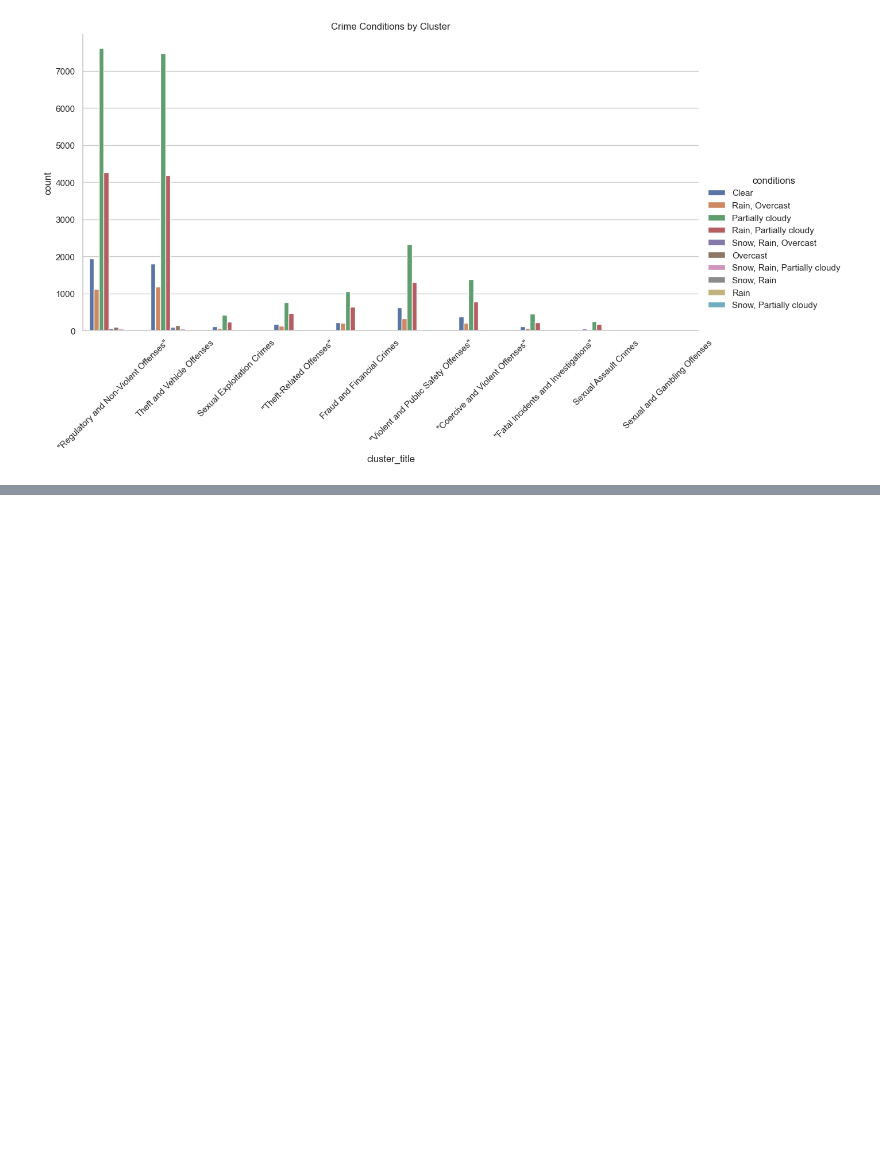
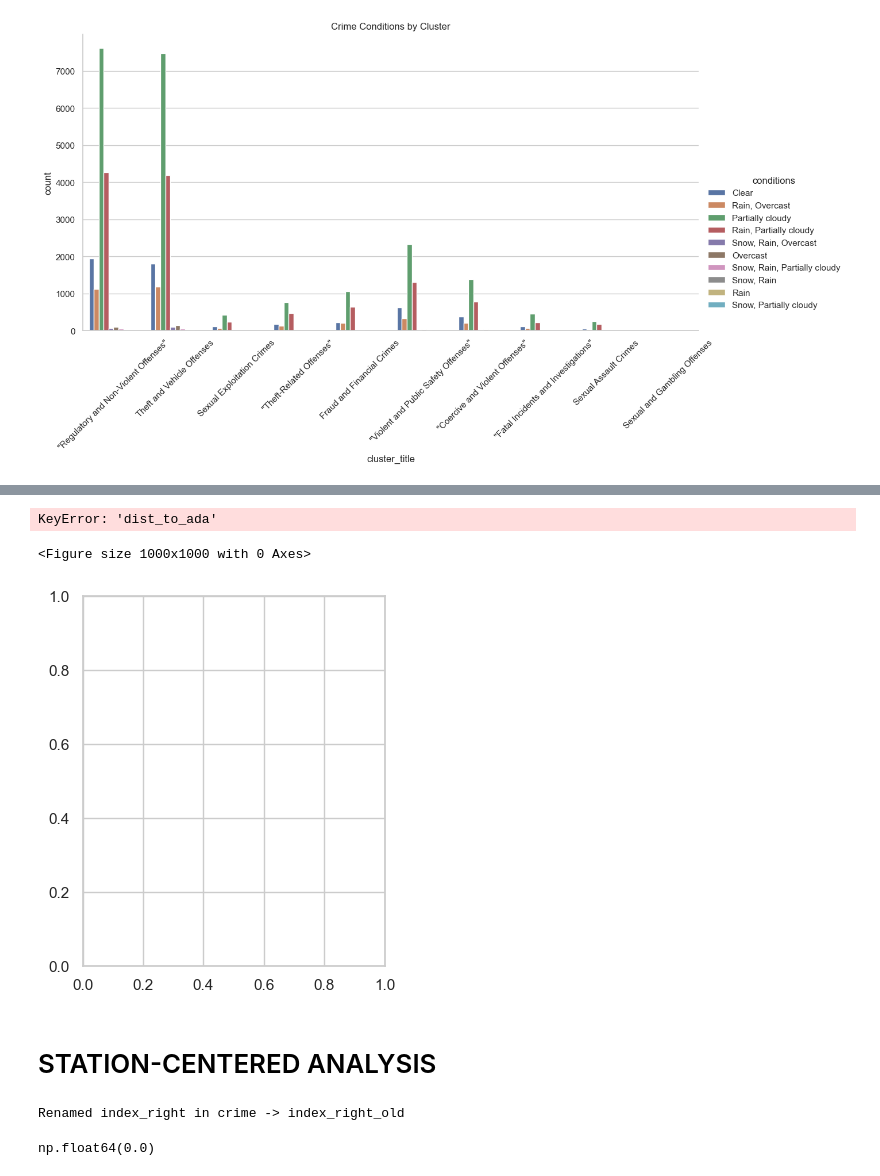
Before and after one commit to alundy98/Charlotte-Transit-Safety-Project, a Jupyter notebook: eda.ipynb, the cells around one changed output, grey strips where cells are left out. Saved outputs shown, nothing was run; the diff lists cells and outputs as text; code cells hidden in the pictures; blank space fills up the shorter version.

```diff
--- a/eda.ipynb
+++ b/eda.ipynb
@@ -144,0 +377,23 @@ plt.show()
+# %%
+# Map of crimes colored by distance to nearest ada sign
+plt.figure(figsize=(10,10))
+crime.plot(column="dist_to_ada", cmap="viridis", legend=True, markersize=
+    5, alpha=0.7
+)
+ada.plot(ax=plt.gca(), color="red", markersize=50, label="ADA Signals")
+plt.title("Crime Incidents Colored by Distance to Nearest ADA Signal")
+plt.legend()
+plt.show()
+# %% [output]
+KeyError: 'dist_to_ada'
+<Figure size 1000x1000 with 0 Axes>
+[figure, added]
+# %% [markdown]
+# STATION-CENTERED ANALYSIS
+# %%
+for gdf_name, gdf in [("crime", crime), ("stations", stations)]:
+    if "index_right" in gdf.columns:
+        gdf.rename(columns={"index_right": "index_right_old"}, inplace=True)
+        print(f"Renamed index_right in {gdf_name} -> index_right_old")
+# %% [output]
+Renamed index_right in crime -> index_right_old
@@ -144,0 +411,4 @@ plt.show()
+# %%
+crime_station["NAME"].isna().mean()
+# %% [output]
+np.float64(0.0)
```
Also changed, not shown: parts of 22 cells of this notebook.
